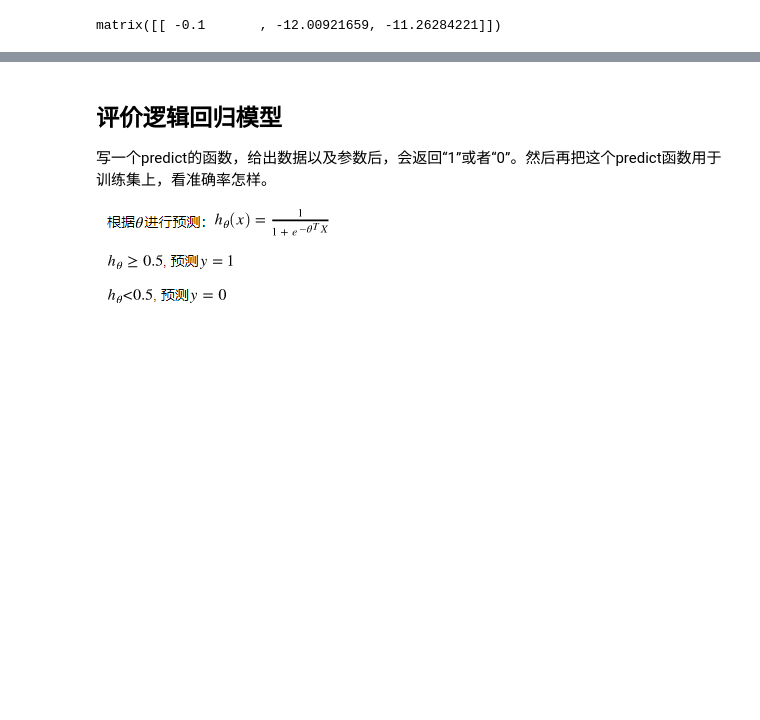
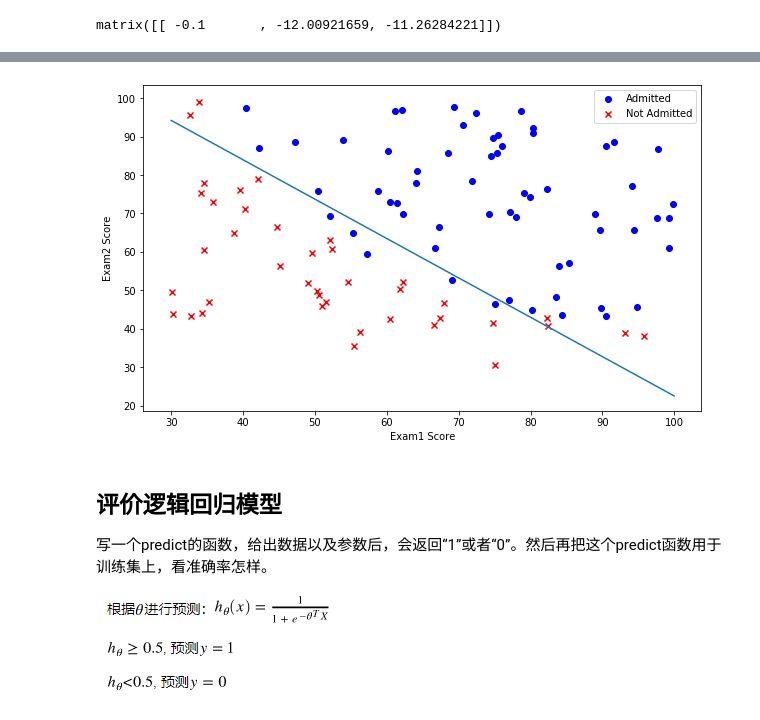
Before and after one commit to Pokoai/Andrew-NG-Machine-Learning, a Jupyter notebook: ex2-Logistic Regression/ex2-Logistic Regression.ipynb, the cells around one changed output, grey strips where cells are left out. Cells and saved outputs as stored; diff of their text form; code cells hidden in the pictures; blank space fills up the shorter version.

```diff
--- a/ex2-Logistic Regression/ex2-Logistic Regression.ipynb
+++ b/ex2-Logistic Regression/ex2-Logistic Regression.ipynb
@@ -94,7 +95,11 @@ plt.show()
 ![image.png](attachment:image.png)
 # %%
 # 实现代价函数
-def costFunction(X, y, theta):
+def costFunction(theta, X, y):
+    X = np.mat(X)
+    y = np.mat(y)
+    theta = np.mat(theta)
+
     first = np.multiply(- y, np.log(sigmoid(X * theta.T)))
     second = np.multiply((1 - y), np.log(1 - sigmoid(X * theta.T)))
     return np.sum(first - second) / len(X)
@@ -113,6 +120,7 @@ data.insert(0, 'Ones', 1)
 X = data.iloc[:, :-1]
 y = data.iloc[:, -1:]
 
-X = np.matrix(X)
-y = np.matrix(y)
-theta = np.matrix(np.zeros(3))
+# 转化为数组array类型
+X = np.array(X)
+y = np.array(y)
+theta = np.zeros(X.shape[1])
@@ -132,7 +138,11 @@ costFunction(X, y, theta)
 ![image.png](attachment:image.png)
 # %%
 ## 实现梯度函数(并没有更新θ)
-def gradient(X, y, theta):
+def gradient(theta, X, y):
+    X = np.mat(X)
+    y = np.mat(y)
+    theta = np.mat(theta)
+
     m = len(X)
     dtheta = (sigmoid(X * theta.T) - y).T * X
     return dtheta / m
@@ -148,6 +158,6 @@ andrew ng在课程中用的是Octave的“fminunc”函数，由于我们使用P
 （另外，如果对fminunc有疑问的，可以参考下面这篇百度文库的内容https://wenku.baidu.com/view/2f6ce65d0b1c59eef8c7b47a.html ）
 如果一切顺利的话，最有θ对应的代价应该是0.203
 # %%
-# import scipy.optimize as opt
-# result = opt.fmin_tnc(func=costFunction, x0=theta, fprime=gradient, args=(X, y))
-# result
+import scipy.optimize as opt
+result = opt.fmin_tnc(func=costFunction, x0=theta, fprime=gradient, args=(X, y))
+result
@@ -167,3 +173,17 @@ matrix([[-0.00990412,  0.00591625,  0.00409563]])
+# %%
+x1 = np.linspace(30, 100, 100)
+y_ = -(result[0][0] + result[0][1] * x1) / result[0][2]
+
+plt.figure(figsize=(10, 6))
+plt.plot(x1, y_)
+plt.scatter(positive.exam1, positive.exam2, c='b', marker='o', label='Admitted')
+plt.scatter(negative.exam1, negative.exam2, c='r', marker='x', label='Not Admitted')
+plt.xlabel('Exam1 Score')
+plt.ylabel('Exam2 Score')
+plt.legend(loc=1)
+plt.show()
+# %% [output]
+[figure, added]
 # %% [markdown]
 ## 评价逻辑回归模型
 写一个predict的函数，给出数据以及参数后，会返回“1”或者“0”。然后再把这个predict函数用于训练集上，看准确率怎样。
```
Also changed, not shown: parts of 50 cells of this notebook, 5 other files.
